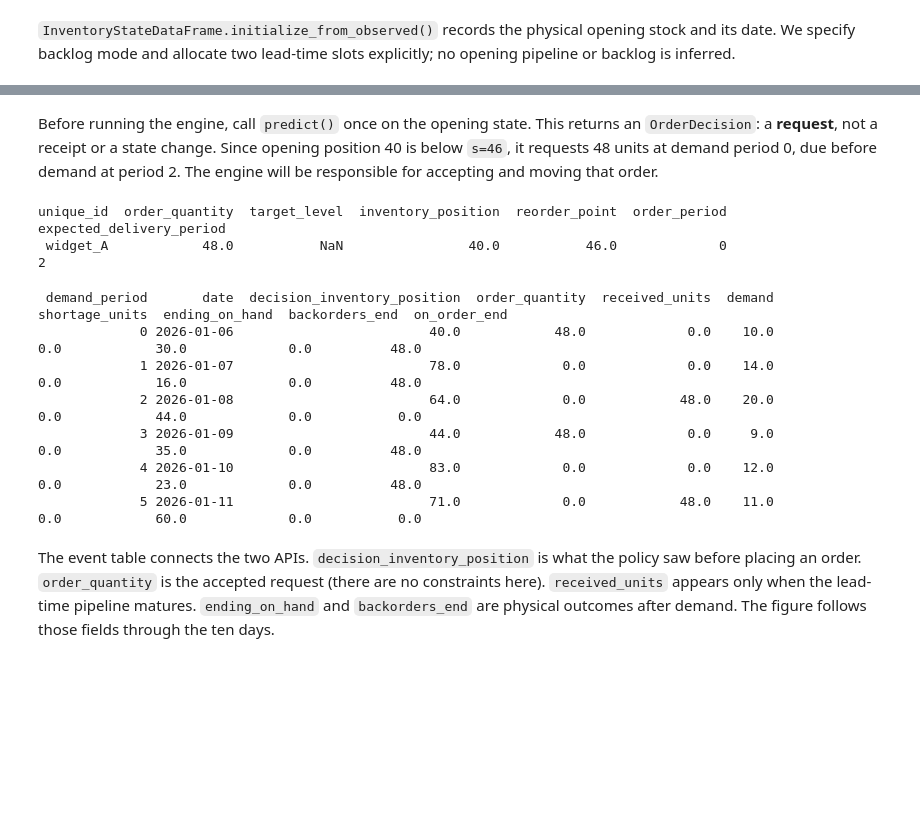
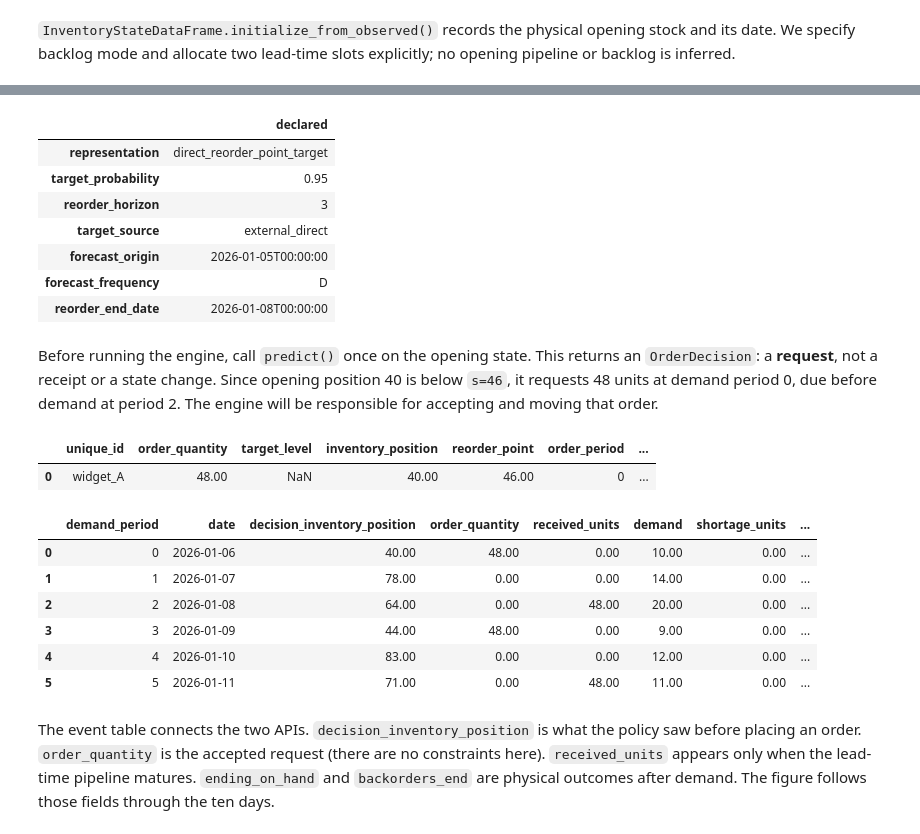
Before and after one commit to FilTheo/stockcast, a Jupyter notebook: examples/notebooks/05b_reorder_points_and_review_frequency.ipynb, the cells around one changed output, grey strips where cells are left out. Drawn from its saved outputs; the diff is of its cells as text; code cells hidden in the pictures; blank space fills up the shorter version.

```diff
--- a/examples/notebooks/05b_reorder_points_and_review_frequency.ipynb
+++ b/examples/notebooks/05b_reorder_points_and_review_frequency.ipynb
@@ -132,39 +143,66 @@ Decision schedule: {'type': 'periodic', 'every': 1, 'start': 0}
+# %%
+# What the fit declared about the supplied s: probability, horizon, dates, source.
+pd.Series(single_policy.get_target_metadata(), name="declared").to_frame()
+# %% [output]
+|  | declared |
+| representation | direct_reorder_point_target |
+| target_probability | 0.95 |
+| reorder_horizon | 3 |
+| target_source | external_direct |
+| forecast_origin | 2026-01-05T00:00:00 |
+| forecast_frequency | D |
+| reorder_end_date | 2026-01-08T00:00:00 |
 # %% [markdown]
 Before running the engine, call `predict()` once on the opening state. This returns an `OrderDecision`: a **request**, not a receipt or a state change. Since opening position 40 is below `s=46`, it requests 48 units at demand period 0, due before demand at period 2. The engine will be responsible for accepting and moving that order.
 # %%
 opening_before = single_opening.get_dataframe()
 first_decision = single_policy.predict(single_opening, current_period=0)
-print(first_decision.get_dataframe().to_string(index=False))
 assert single_opening.get_dataframe().equals(opening_before)
-assert first_decision.get_dataframe().order_quantity.iloc[0] == fixed_Q
-assert first_decision.get_dataframe().expected_delivery_period.iloc[0] == lead_days
+first_request = first_decision.get_dataframe()
+assert first_request["order_quantity"].iloc[0] == fixed_Q
+assert first_request["expected_delivery_period"].iloc[0] == lead_days
+
+first_request
 # %% [output]
-unique_id  order_quantity  target_level  inventory_position  reorder_point  order_period  expected_delivery_period
- widget_A            48.0           NaN                40.0           46.0             0                         2
+|  | unique_id | order_quantity | target_level | inventory_position | reorder_point | order_period | ... |
+| 0 | widget_A | 48.00 | NaN | 40.00 | 46.00 | 0 | ... |
 # %%
-# All ten dated demand rows are scored. The seed is explicitly None because
-# this replay consumes a fixed table rather than drawing demand in the engine.
+from stockcast.core import SimulationEngine
+
+# All ten dated demand rows are scored.
 single_run = SimulationEngine().run(
-    policy=single_policy, demand_source=single_demand, inventory=single_opening,
+    policy=single_policy,
+    demand_source=single_demand,
+    inventory=single_opening,
 )
-single_events = validate_event_frame(single_run.to_event_frame(window='scoring'))
-single_periods = single_events.loc[single_events.event_type.eq('period')].copy()
-columns = ['demand_period', 'date', 'decision_inventory_position',
-           'order_quantity', 'received_units', 'demand', 'shortage_units',
-           'ending_on_hand', 'backorders_end', 'on_order_end']
-print(single_periods[columns].head(6).to_string(index=False,
-      float_format=lambda value: f'{value:.1f}'))
-assert single_periods.iloc[0].order_quantity == fixed_Q
-assert single_periods.iloc[0].received_units == 0
-assert single_periods.iloc[lead_days].received_units == fixed_Q
+single_events = single_run.to_event_frame(window="scoring")
+single_periods = single_events.loc[single_events["event_type"].eq("period")].copy()
+
+assert single_periods.iloc[0]["order_quantity"] == fixed_Q
+assert single_periods.iloc[0]["received_units"] == 0
+assert single_periods.iloc[lead_days]["received_units"] == fixed_Q
-# %% [output]
- demand_period       date  decision_inventory_position  order_quantity  received_units  demand  shortage_units  ending_on_hand  backorders_end  on_order_end
-             0 2026-01-06                         40.0            48.0             0.0    10.0             0.0            30.0             0.0          48.0
-             1 2026-01-07                         78.0             0.0             0.0    14.0             0.0            16.0             0.0          48.0
-             2 2026-01-08                         64.0             0.0            48.0    20.0             0.0            44.0             0.0           0.0
-             3 2026-01-09                         44.0            48.0             0.0     9.0             0.0            35.0             0.0          48.0
-             4 2026-01-10                         83.0             0.0             0.0    12.0             0.0            23.0             0.0          48.0
-             5 2026-01-11                         71.0             0.0            48.0    11.0             0.0            60.0             0.0           0.0
+# %%
+columns = [
+    "demand_period",
+    "date",
+    "decision_inventory_position",
+    "order_quantity",
+    "received_units",
+    "demand",
+    "shortage_units",
+    "ending_on_hand",
+    "backorders_end",
+    "on_order_end",
+]
+single_periods[columns].head(6).reset_index(drop=True)
+# %% [output]
+|  | demand_period | date | decision_inventory_position | order_quantity | received_units | demand | shortage_units | ... |
+| 0 | 0 | 2026-01-06 | 40.00 | 48.00 | 0.00 | 10.00 | 0.00 | ... |
+| 1 | 1 | 2026-01-07 | 78.00 | 0.00 | 0.00 | 14.00 | 0.00 | ... |
+| 2 | 2 | 2026-01-08 | 64.00 | 0.00 | 48.00 | 20.00 | 0.00 | ... |
+| 3 | 3 | 2026-01-09 | 44.00 | 48.00 | 0.00 | 9.00 | 0.00 | ... |
+| 4 | 4 | 2026-01-10 | 83.00 | 0.00 | 0.00 | 12.00 | 0.00 | ... |
+| 5 | 5 | 2026-01-11 | 71.00 | 0.00 | 48.00 | 11.00 | 0.00 | ... |
 # %% [markdown]
 The event table connects the two APIs. `decision_inventory_position` is what the policy saw before placing an order. `order_quantity` is the accepted request (there are no constraints here). `received_units` appears only when the lead-time pipeline matures. `ending_on_hand` and `backorders_end` are physical outcomes after demand. The figure follows those fields through the ten days.
 # %%
```
Also changed, not shown: parts of 36 cells of this notebook.
